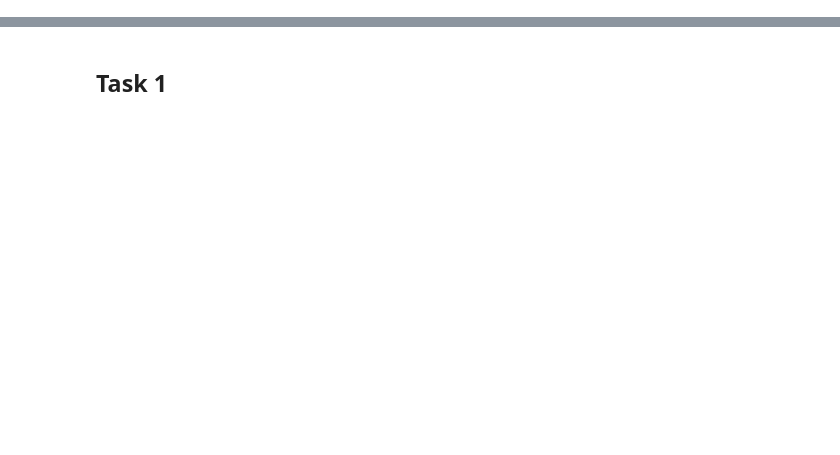
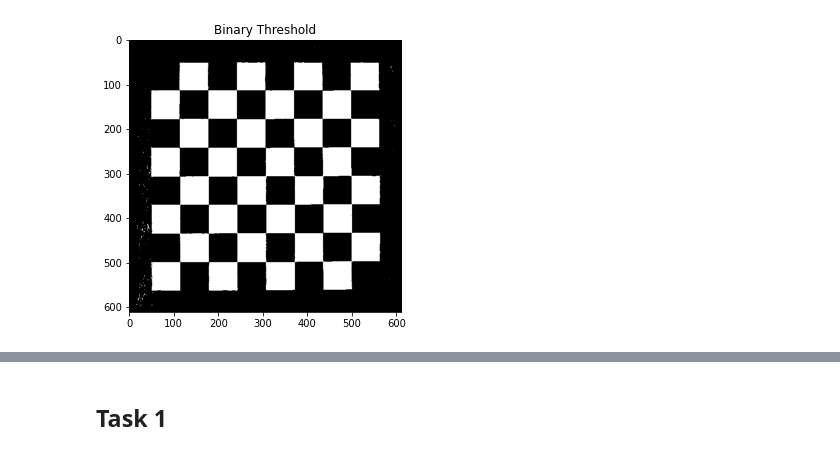
Before and after one commit to YehiaEhab16/AMIT_Projects_Machine_Learning, a Jupyter notebook: Computer Vision/Assignment 13/Edge_Detection.ipynb, the cells around one changed output, grey strips where cells are left out. Cells and saved outputs as stored; diff of their text form; code cells hidden in the pictures; blank space fills up the shorter version.

```diff
--- a/Computer Vision/Assignment 13/Edge_Detection.ipynb
+++ b/Computer Vision/Assignment 13/Edge_Detection.ipynb
@@ -42,0 +123,5 @@ task3_gray = cv2.cvtColor(task3, cv2.COLOR_BGR2GRAY)
+# %%
+Image1.Binar_Ther()
+Image1.display(title='Binary Threshold')
+# %% [output]
+[figure, added]
```
Also changed, not shown: parts of 72 cells of this notebook, 6 other files.
